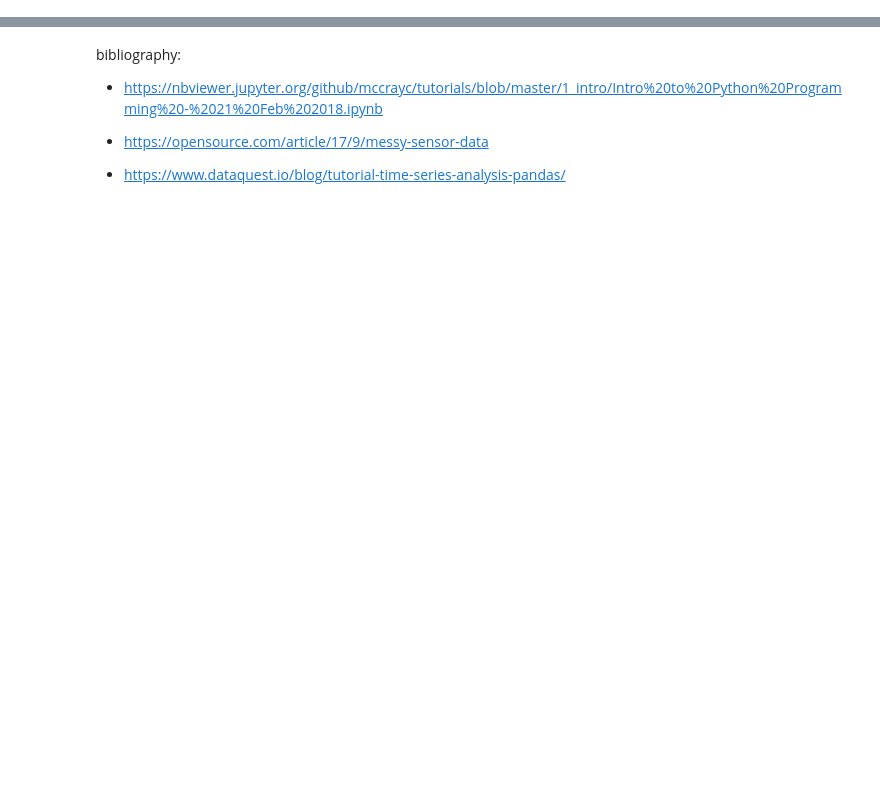
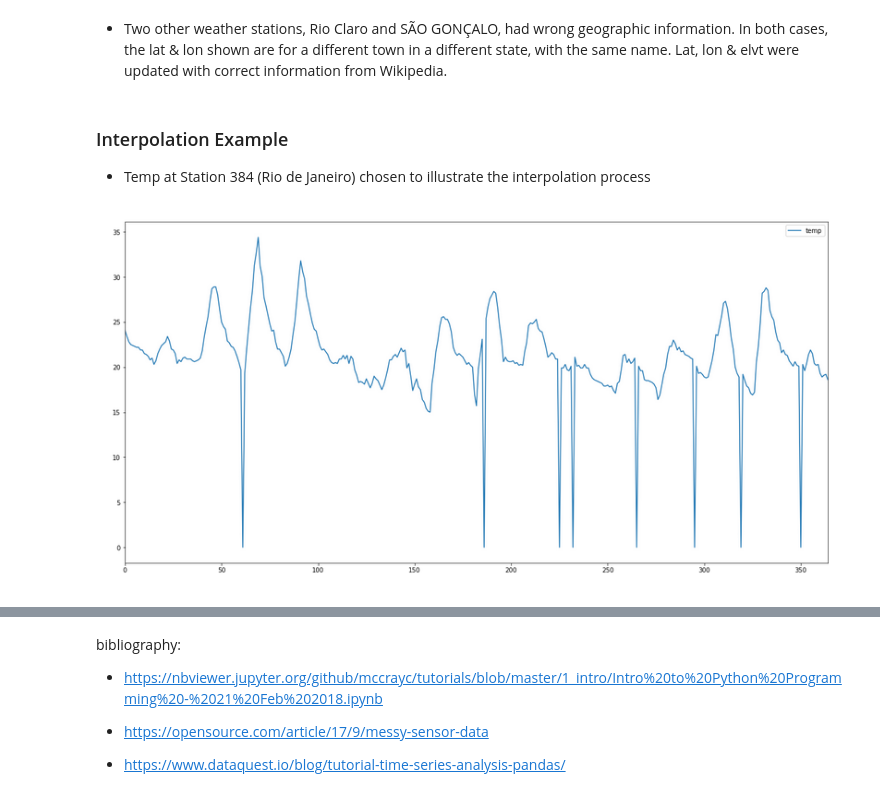
Before and after one commit to sanjayr1/Data_Tools_Brazil_Weather, a Jupyter notebook: slideshow_rough_draft.ipynb, the cells around one changed output, grey strips where cells are left out. Saved outputs shown, nothing was run; the diff lists cells and outputs as text; code cells hidden in the pictures; blank space fills up the shorter version.

```diff
--- a/slideshow_rough_draft.ipynb
+++ b/slideshow_rough_draft.ipynb
@@ -86,0 +114,10 @@ Visualization with seaborn?
+# %% [markdown]
+- Two other weather stations, Rio Claro and SÃO GONÇALO, had wrong geographic information.  In both cases, the lat & lon shown are for a different town in a different state, with the same name. Lat, lon & elvt were updated with correct information from Wikipedia.
+# %% [markdown]
+### Interpolation Example
+
+- Temp at Station 384 (Rio de Janeiro) chosen to illustrate the interpolation process
+# %%
+Image(filename='Temp_uncorrected.png')
+# %% [output]
+[figure, added]
```
Also changed, not shown: parts of 25 cells of this notebook, 10 other files.
